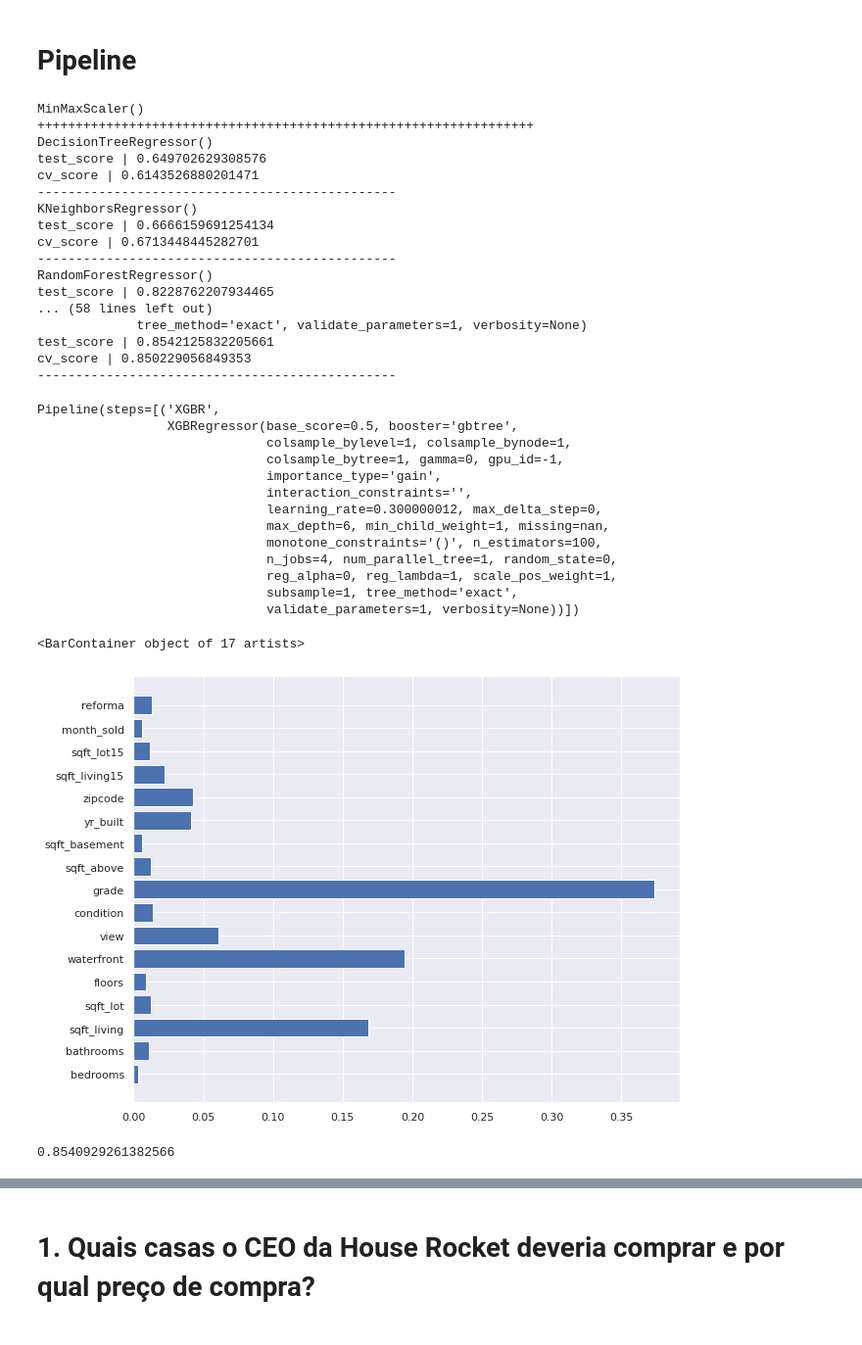
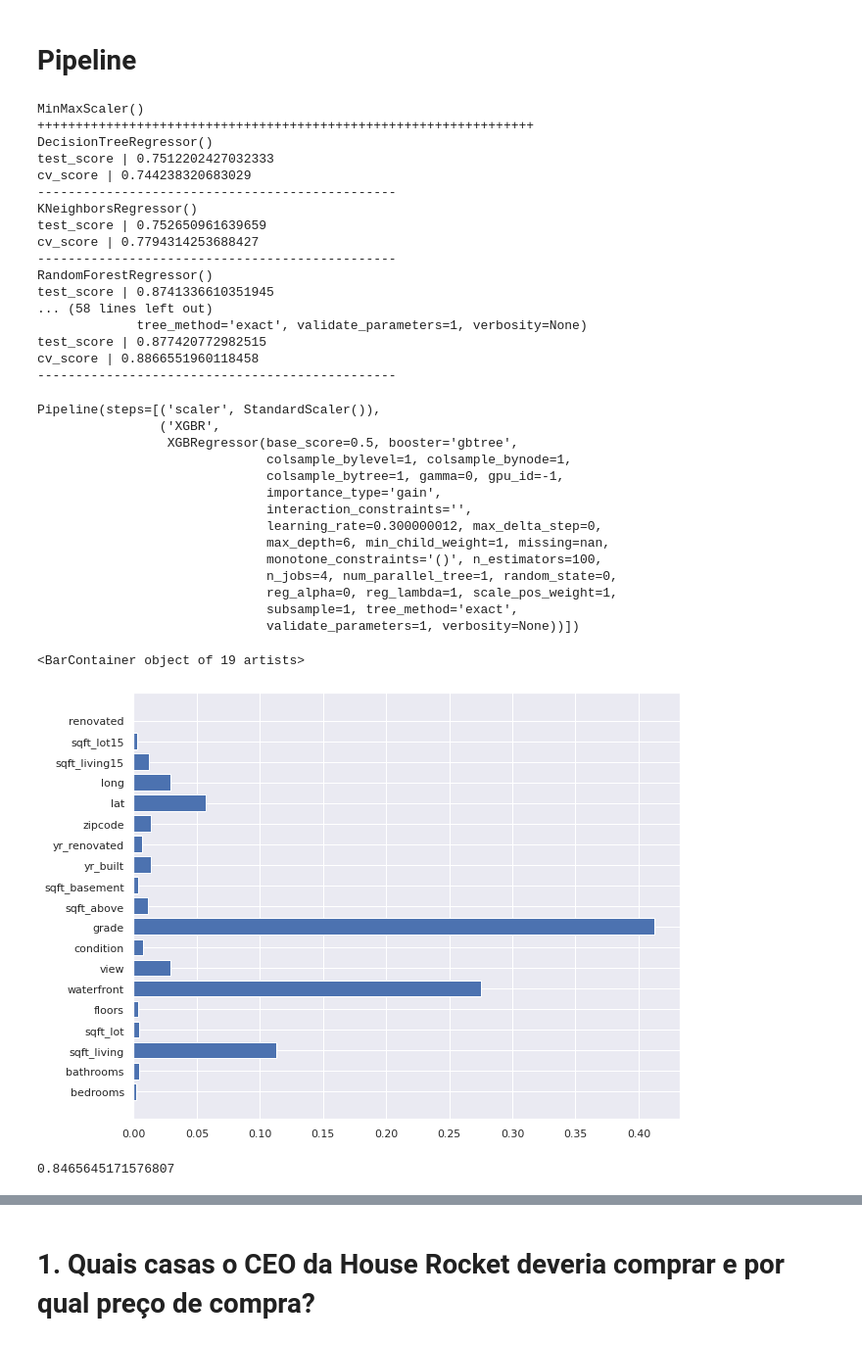
Before and after one commit to escobar-felipe/Projetos, a Jupyter notebook: House_price/House_price.ipynb, the cells around one changed output, grey strips where cells are left out. Shown at 98% size. Saved outputs shown, nothing was run; the diff lists cells and outputs as text; code cells hidden in the pictures.

```diff
--- a/House_price/House_price.ipynb
+++ b/House_price/House_price.ipynb
@@ -358,4 +401,4 @@ sns.pairplot(df, x_vars=["sqft_living", "grade","view", "bedrooms",'bathrooms','
 # %%
-df_pipe = df.drop(['id','lat','long','yr_renovated'], axis=1)
+df_pipe = df.drop(['id','date',], axis=1)
 # %%
-df_pipe
+df_train = df_pipe.iloc[:17000]
@@ -404,9 +476,9 @@ for scl in scalers:
     print('+++++++++++++++++++++++++++++++++++++++++++++++++++++++++++++++++')
     for clf in classifiers:
         pipe = Pipeline([('scl', scl), ('clf',clf)])
-        pipe.fit(X_train, Y_train)
-        cv_score = cross_val_score(pipe, X_train, Y_train, cv=5)
-        score = pipe.score(X_test, Y_test)
+        pipe.fit(df_train.drop('price',axis=1), df_train['price'])
+        cv_score = cross_val_score(pipe, df_train.drop('price',axis=1), df_train['price'], cv=5)
+        score = pipe.score(df_test.drop('price',axis=1), df_test['price'])
         print(clf)
         print('test_score |',score)
         print('cv_score |', np.mean(cv_score))
@@ -415,26 +487,27 @@ for scl in scalers:
 MinMaxScaler()
 +++++++++++++++++++++++++++++++++++++++++++++++++++++++++++++++++
 DecisionTreeRegressor()
-test_score | 0.649702629308576
-cv_score | 0.6143526880201471
+test_score | 0.7512202427032333
+cv_score | 0.744238320683029
 -----------------------------------------------
 KNeighborsRegressor()
-test_score | 0.6666159691254134
-cv_score | 0.6713448445282701
+test_score | 0.752650961639659
+cv_score | 0.7794314253688427
 -----------------------------------------------
 RandomForestRegressor()
-test_score | 0.8228762207934465
+test_score | 0.8741336610351945
 ... (58 lines left out)
              tree_method='exact', validate_parameters=1, verbosity=None)
-test_score | 0.8542125832205661
-cv_score | 0.850229056849353
+test_score | 0.877420772982515
+cv_score | 0.8866551960118458
 -----------------------------------------------
 # %%
-pipe = Pipeline([('XGBR',  XGBRegressor())])
+pipe = Pipeline([('scaler', StandardScaler()),('XGBR',  XGBRegressor())])
 # %%
-pipe.fit(X_train, Y_train)
+pipe.fit(df_train.drop('price',axis=1), df_train['price'])
 # %% [output]
-Pipeline(steps=[('XGBR',
+Pipeline(steps=[('scaler', StandardScaler()),
+                ('XGBR',
                  XGBRegressor(base_score=0.5, booster='gbtree',
                               colsample_bylevel=1, colsample_bynode=1,
                               colsample_bytree=1, gamma=0, gpu_id=-1,
@@ -448,12 +521,12 @@ Pipeline(steps=[('XGBR',
                               subsample=1, tree_method='exact',
                               validate_parameters=1, verbosity=None))])
 # %%
-plt.barh(X_train.columns, pipe.steps[0][1].feature_importances_)
+plt.barh(df_train.drop('price',axis=1).columns, pipe.steps[1][1].feature_importances_)
 # %% [output]
-<BarContainer object of 17 artists>
+<BarContainer object of 19 artists>
-[figure, old version]
+[figure, new version]
 # %%
-pipe.score(X_test, Y_test)
+pipe.score(df_out_of_time.drop('price',axis=1), df_out_of_time['price'])
 # %% [output]
-0.8540929261382566
+0.8465645171576807
 # %%
```
Also changed, not shown: parts of 86 cells of this notebook.
